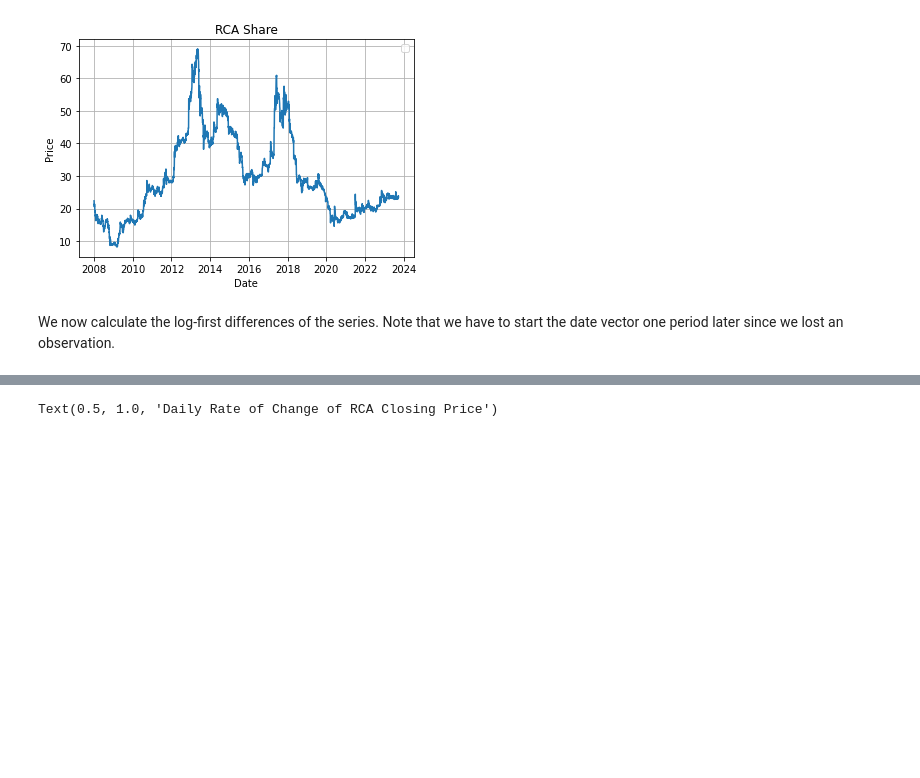
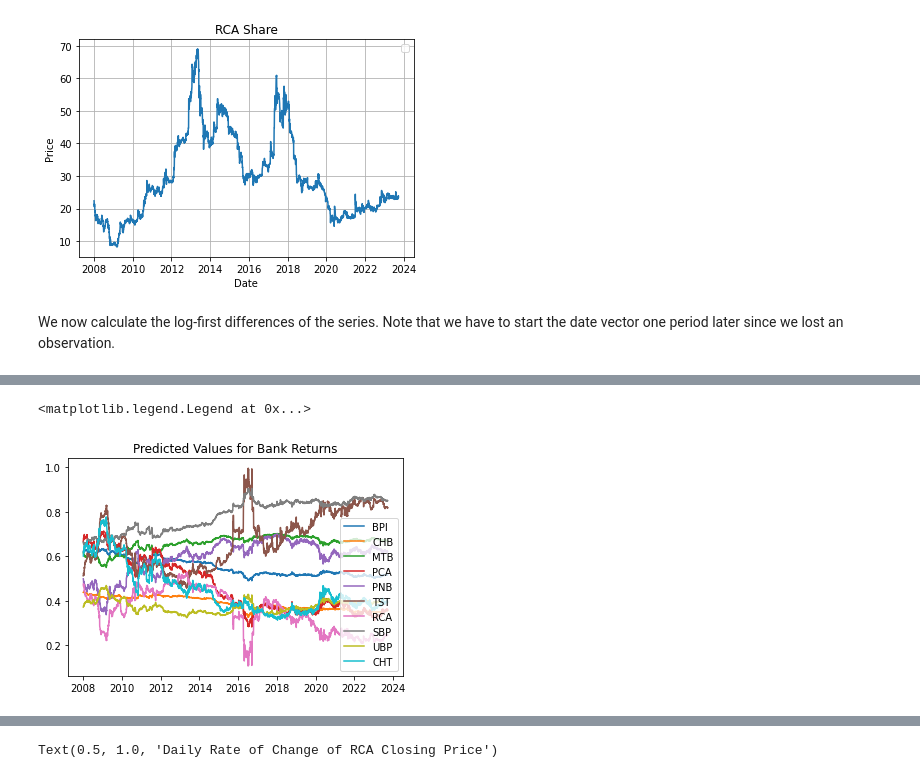
Before and after one commit to McNelis-CMML/ML_2023-BSP, a Jupyter notebook: PHBankingVol1.ipynb, the cells around one changed output, grey strips where cells are left out. Drawn from its saved outputs; the diff is of its cells as text; code cells hidden in the pictures; blank space fills up the shorter version.

```diff
--- a/PHBankingVol1.ipynb
+++ b/PHBankingVol1.ipynb
@@ -236,0 +123,8 @@ print(np.min(RSQ_RET_NPC))
+# %%
+RETURNShat = pca.inverse_transform(PC)
+plt.plot(date[1:], RETURNShat)
+plt.title('Predicted Values for Bank Returns')
+plt.legend(df1.iloc[:,2:].columns)
+# %% [output]
+<matplotlib.legend.Legend at 0x...>
+[figure, added]
```
Also changed, not shown: parts of 20 cells of this notebook.
